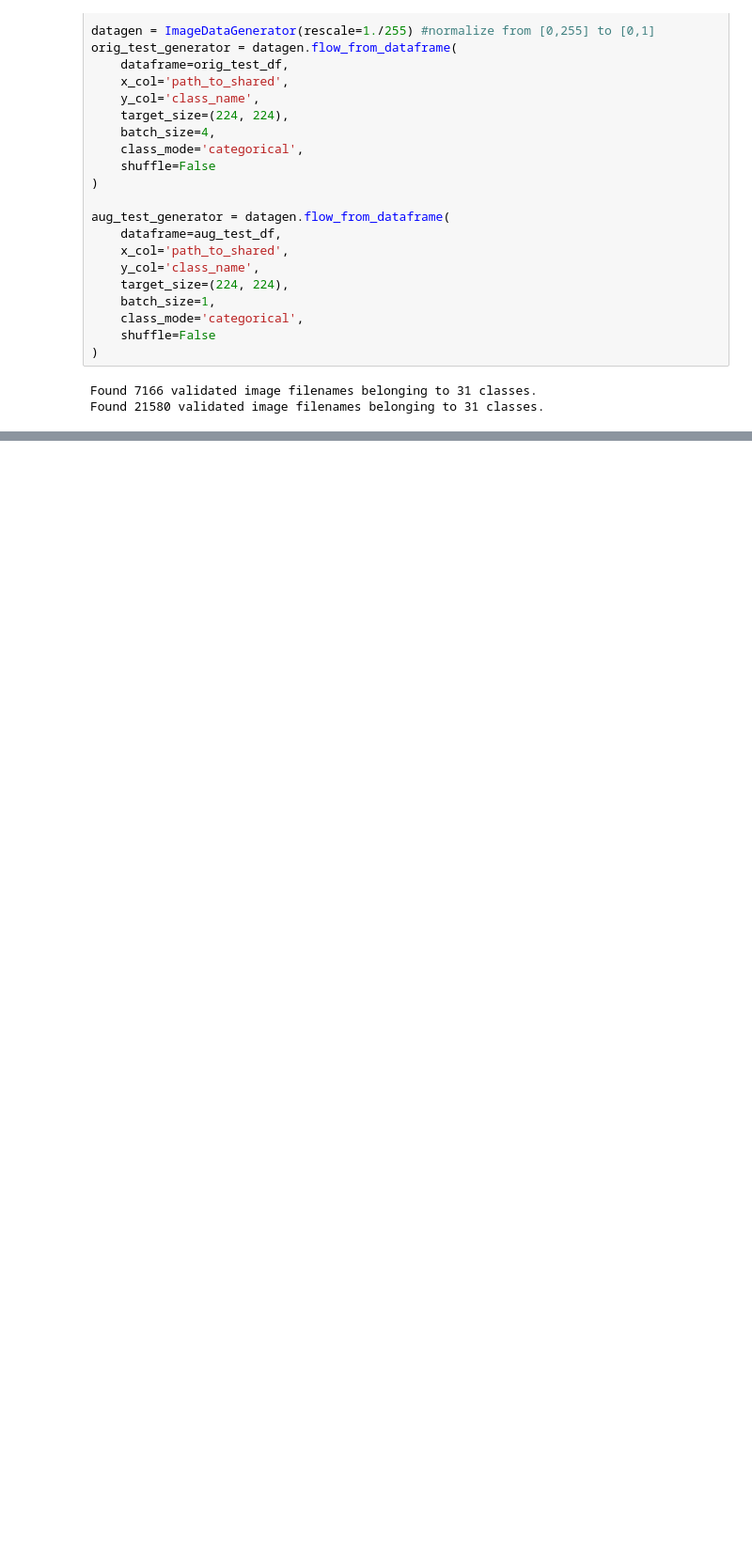
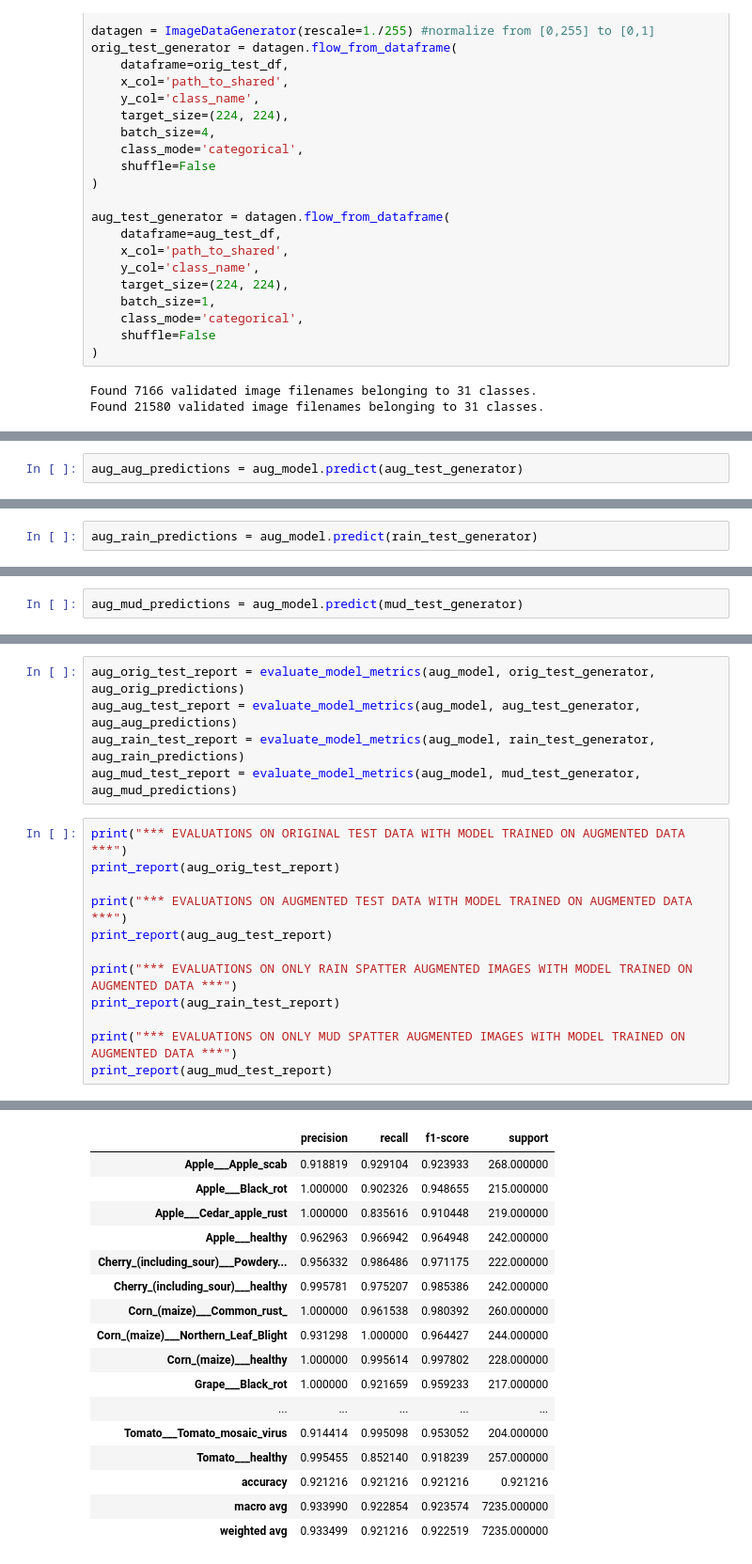
Before and after one commit to kkogan/cs435_Project, a Jupyter notebook: analysis/model_eval.ipynb, the cells around one changed output, grey strips where cells are left out. Shown: that part at 94% size. Cells and saved outputs as stored; diff of their text form; blank space fills up the shorter version.

```diff
--- a/analysis/model_eval.ipynb
+++ b/analysis/model_eval.ipynb
@@ -70,0 +230,2 @@ def evaluate_model_metrics(model, test_generator):
+# %%
+aug_aug_predictions = aug_model.predict(aug_test_generator)
@@ -70,0 +234,2 @@ def evaluate_model_metrics(model, test_generator):
+# %%
+aug_rain_predictions = aug_model.predict(rain_test_generator)
@@ -70,0 +238,2 @@ def evaluate_model_metrics(model, test_generator):
+# %%
+aug_mud_predictions = aug_model.predict(mud_test_generator)
@@ -70,0 +242,18 @@ def evaluate_model_metrics(model, test_generator):
+# %%
+aug_orig_test_report = evaluate_model_metrics(aug_model, orig_test_generator, aug_orig_predictions)
+aug_aug_test_report = evaluate_model_metrics(aug_model, aug_test_generator, aug_aug_predictions)
+aug_rain_test_report = evaluate_model_metrics(aug_model, rain_test_generator, aug_rain_predictions)
+aug_mud_test_report = evaluate_model_metrics(aug_model, mud_test_generator, aug_mud_predictions)
+# %%
+print("*** EVALUATIONS ON ORIGINAL TEST DATA WITH MODEL TRAINED ON AUGMENTED DATA ***")
+print_report(aug_orig_test_report)
+
+print("*** EVALUATIONS ON AUGMENTED TEST DATA WITH MODEL TRAINED ON AUGMENTED DATA ***")
+print_report(aug_aug_test_report)
+
+print("*** EVALUATIONS ON ONLY RAIN SPATTER AUGMENTED IMAGES WITH MODEL TRAINED ON AUGMENTED DATA ***")
+print_report(aug_rain_test_report)
+
+print("*** EVALUATIONS ON ONLY MUD SPATTER AUGMENTED IMAGES WITH MODEL TRAINED ON AUGMENTED DATA ***")
+print_report(aug_mud_test_report)
+# %% [output]
@@ -70,0 +309,17 @@ def evaluate_model_metrics(model, test_generator):
+|  | precision | recall | f1-score | support |
+| Apple___Apple_scab | 0.918819 | 0.929104 | 0.923933 | 268.000000 |
+| Apple___Black_rot | 1.000000 | 0.902326 | 0.948655 | 215.000000 |
+| Apple___Cedar_apple_rust | 1.000000 | 0.835616 | 0.910448 | 219.000000 |
+| Apple___healthy | 0.962963 | 0.966942 | 0.964948 | 242.000000 |
+| Cherry_(including_sour)___Powdery... | 0.956332 | 0.986486 | 0.971175 | 222.000000 |
+| Cherry_(including_sour)___healthy | 0.995781 | 0.975207 | 0.985386 | 242.000000 |
+| Corn_(maize)___Common_rust_ | 1.000000 | 0.961538 | 0.980392 | 260.000000 |
+| Corn_(maize)___Northern_Leaf_Blight | 0.931298 | 1.000000 | 0.964427 | 244.000000 |
+| Corn_(maize)___healthy | 1.000000 | 0.995614 | 0.997802 | 228.000000 |
+| Grape___Black_rot | 1.000000 | 0.921659 | 0.959233 | 217.000000 |
+| ... | ... | ... | ... | ... |
+| Tomato___Tomato_mosaic_virus | 0.914414 | 0.995098 | 0.953052 | 204.000000 |
+| Tomato___healthy | 0.995455 | 0.852140 | 0.918239 | 257.000000 |
+| accuracy | 0.921216 | 0.921216 | 0.921216 | 0.921216 |
+| macro avg | 0.933990 | 0.922854 | 0.923574 | 7235.000000 |
+| weighted avg | 0.933499 | 0.921216 | 0.922519 | 7235.000000 |
```
Also changed, not shown: parts of 18 cells of this notebook.
